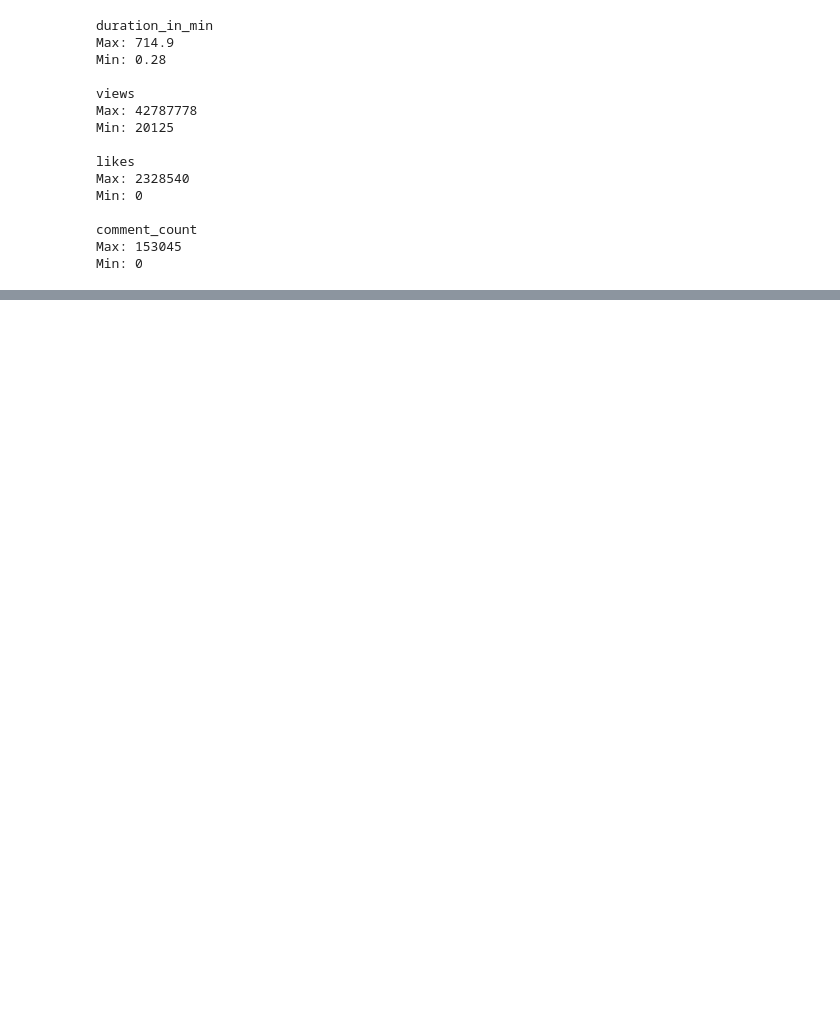
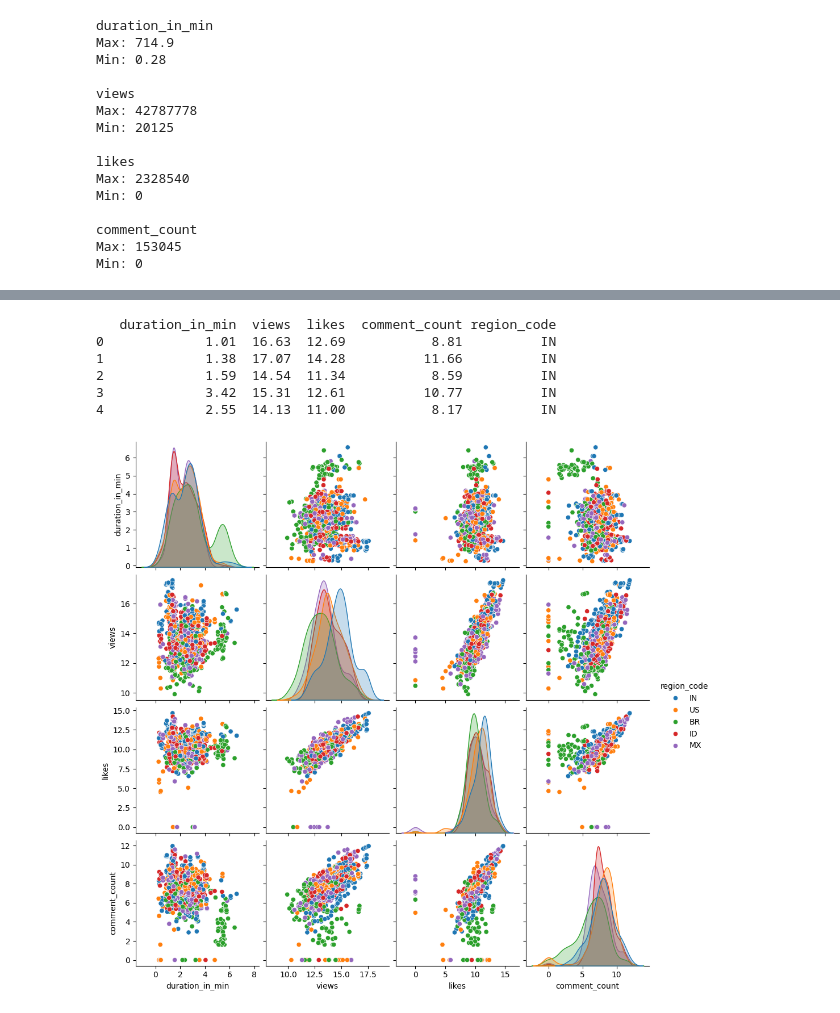
Before and after one commit to AERI078/youtube_data_analysis_project, a Jupyter notebook: 02_EDA.ipynb, the cells around one changed output, grey strips where cells are left out. Saved outputs shown, nothing was run; the diff lists cells and outputs as text; code cells hidden in the pictures; blank space fills up the shorter version.

```diff
--- a/02_EDA.ipynb
+++ b/02_EDA.ipynb
@@ -465,0 +489,16 @@ df_clean.describe()
+# %%
+cols = numerical.copy()
+cols.append('region_code')
+df1 = df[cols]
+# %% [output]
+   duration_in_min  views  likes  comment_count region_code
+0             1.01  16.63  12.69           8.81          IN
+1             1.38  17.07  14.28          11.66          IN
+2             1.59  14.54  11.34           8.59          IN
+3             3.42  15.31  12.61          10.77          IN
+4             2.55  14.13  11.00           8.17          IN
+# %%
+sns.pairplot(df1, diag_kind='kde', hue='region_code')
+plt.show()
+# %% [output]
+[figure, added]
```
Also changed, not shown: parts of 33 cells of this notebook, 2 other files.
